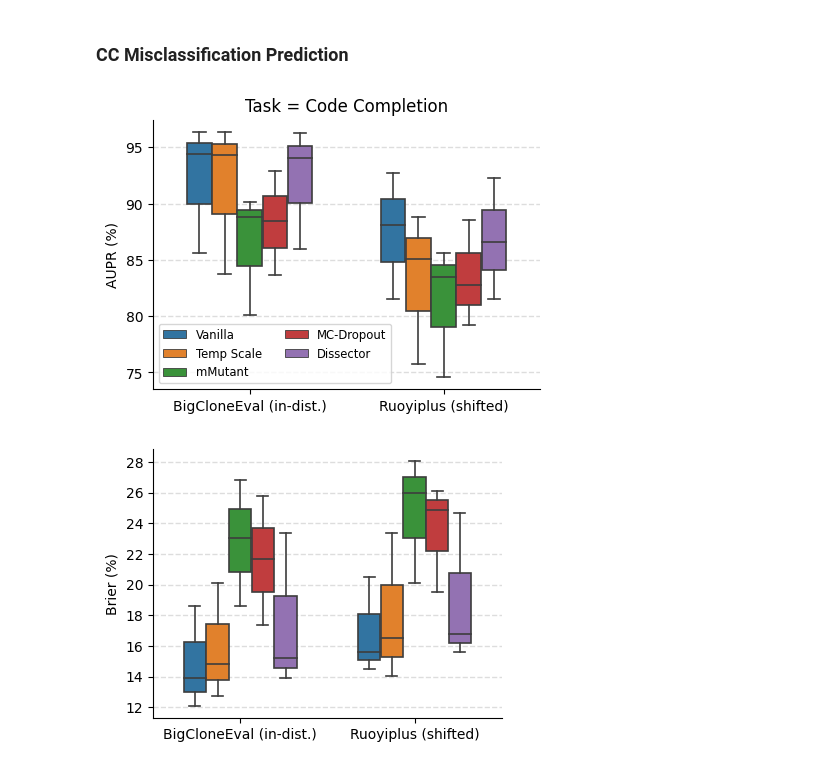
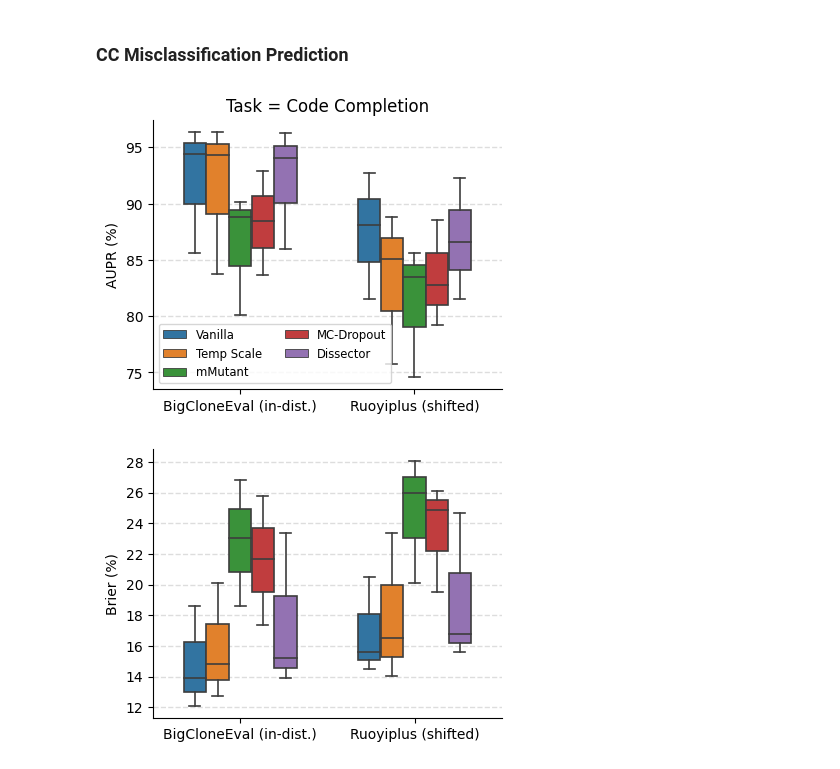
Before and after one commit to yul091/UncertaintyPL, a Jupyter notebook: notebooks/case_study.ipynb, the cells around one changed output. Drawn from its saved outputs; the diff is of its cells as text; code cells hidden in the pictures.

Commit message:
case misclassification prediction2

```diff
--- a/notebooks/case_study.ipynb
+++ b/notebooks/case_study.ipynb
@@ -296,36 +296,36 @@ data_melt = pd.melt(
     id_vars=['Method', 'Metric', 'Shift', 'Task', 'Model'],
     value_vars=['Validation', 'Shifted'],
     var_name='Shift_Intensity',
     value_name='AUPR',
 )
 data_melt['Shift_Intensity'] = data_melt['Shift_Intensity'].map(shift_intensity_names)
 
 # Plot boxplot using seaborn
 method_order = ['Vanilla', 'Temp Scale', 'mMutant', 'MC-Dropout', 'Dissector']
-plt.figure(figsize=(5, 3.5))
+plt.figure(figsize=(4.5, 3.5))
 plt.grid(True, color='#DDDDDD', linestyle='--', linewidth=1)
 ax = sns.boxplot(
     data=data_melt,
     x='Shift_Intensity',
     y='AUPR',
     hue='Method',
     hue_order=method_order,
     width=0.65,
     linewidth=1.2,
 )
 ax.set_axisbelow(True)
 ax.spines['right'].set_visible(False)
 ax.spines['top'].set_visible(False)
 ax.legend(ncols=2, fontsize='small')
 # set the y-axis tick labels as integers
 ax.yaxis.set_major_formatter(plt.FormatStrFormatter('%d'))
 plt.title('Task = Code Completion')
 plt.xlabel('')
 plt.ylabel('AUPR (%)')
-# plt.savefig('../Figure/case_cc_aupr.pdf', bbox_inches='tight')
+plt.savefig('../Figure/case_cc_aupr.pdf', bbox_inches='tight')
 plt.show()
 # %% [output]
-[figure, old version]
+[figure, new version]
 # %%
 cc_df_brier = pd.DataFrame({
     'Method': ['Temp Scale', 'Entropy', 'mMutant', 'Vanilla', 'MC-Dropout', 'Dissector'] * 3,
```
Also changed, not shown: 3 other files.
